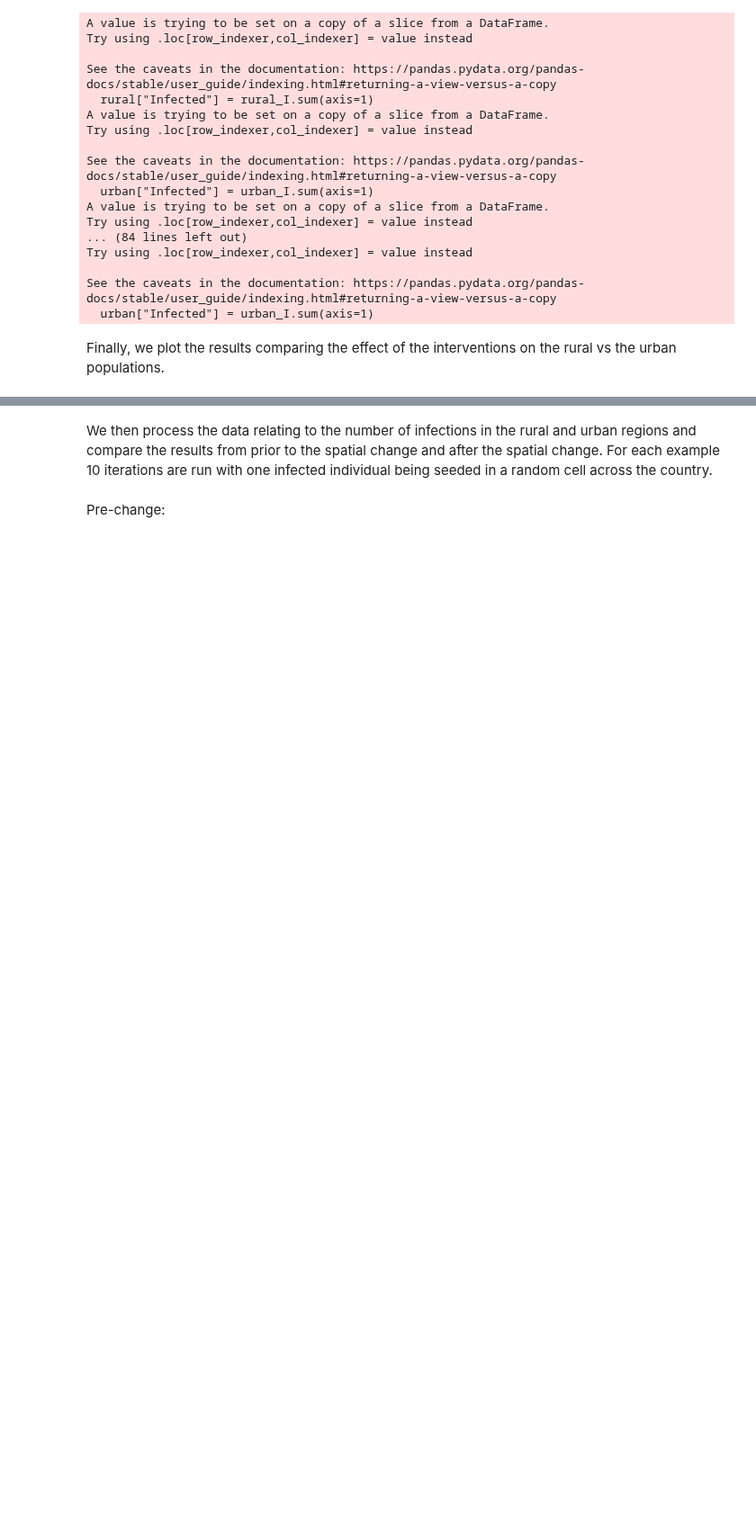
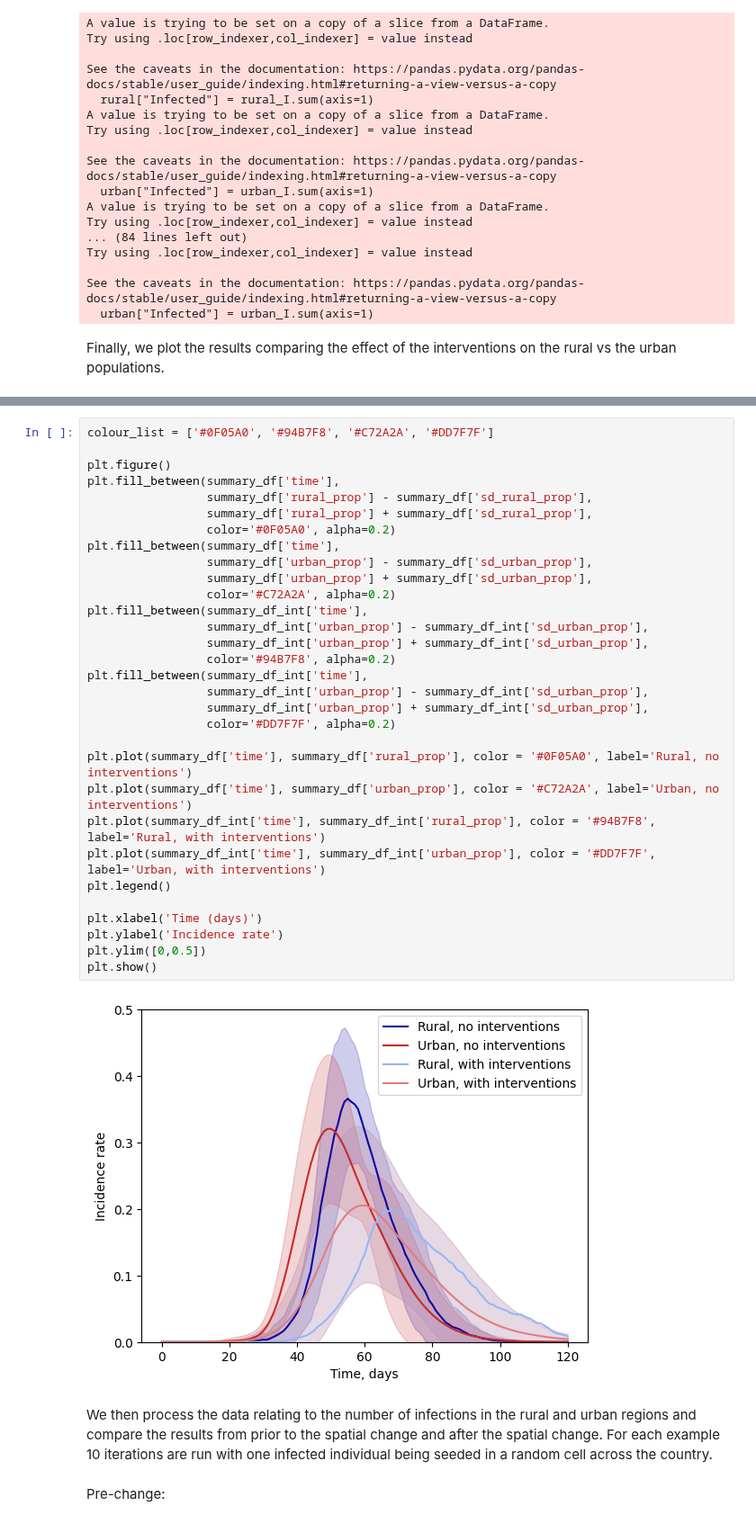
Before and after one commit to SABS-R3-Epidemiology/epiabm, a Jupyter notebook: python_examples/luxembourg_example/rural_v_urban.ipynb, the cells around one changed output, grey strips where cells are left out. Shown at 90% size. Cells and saved outputs as stored; diff of their text form; blank space fills up the shorter version.

```diff
--- a/python_examples/luxembourg_example/rural_v_urban.ipynb
+++ b/python_examples/luxembourg_example/rural_v_urban.ipynb
@@ -222,3 +223,36 @@ plt.show()
+# %%
+colour_list = ['#0F05A0', '#94B7F8', '#C72A2A', '#DD7F7F']
+
+plt.figure()
+plt.fill_between(summary_df['time'],
+                 summary_df['rural_prop'] - summary_df['sd_rural_prop'],
+                 summary_df['rural_prop'] + summary_df['sd_rural_prop'],
+                 color='#0F05A0', alpha=0.2)
+plt.fill_between(summary_df['time'],
+                 summary_df['urban_prop'] - summary_df['sd_urban_prop'],
+                 summary_df['urban_prop'] + summary_df['sd_urban_prop'],
+                 color='#C72A2A', alpha=0.2)
+plt.fill_between(summary_df_int['time'],
+                 summary_df_int['urban_prop'] - summary_df_int['sd_urban_prop'],
+                 summary_df_int['urban_prop'] + summary_df_int['sd_urban_prop'],
+                 color='#94B7F8', alpha=0.2)
+plt.fill_between(summary_df_int['time'],
+                 summary_df_int['urban_prop'] - summary_df_int['sd_urban_prop'],
+                 summary_df_int['urban_prop'] + summary_df_int['sd_urban_prop'],
+                 color='#DD7F7F', alpha=0.2)
+
+plt.plot(summary_df['time'], summary_df['rural_prop'], color = '#0F05A0', label='Rural, no interventions')
+plt.plot(summary_df['time'], summary_df['urban_prop'], color = '#C72A2A', label='Urban, no interventions')
+plt.plot(summary_df_int['time'], summary_df_int['rural_prop'], color = '#94B7F8', label='Rural, with interventions')
+plt.plot(summary_df_int['time'], summary_df_int['urban_prop'], color = '#DD7F7F', label='Urban, with interventions')
+plt.legend()
+
+plt.xlabel('Time (days)')
+plt.ylabel('Incidence rate')
+plt.ylim([0,0.5])
+plt.show()
+# %% [output]
+[figure, added]
 # %% [markdown]
 We then process the data relating to the number of infections in the rural and urban regions and compare the results from prior to the spatial change and after the spatial change. For each example 10 iterations are run with one infected individual being seeded in a random cell across the country.
 # %% [markdown]
```
Also changed, not shown: parts of 8 cells of this notebook, 8 other files.
